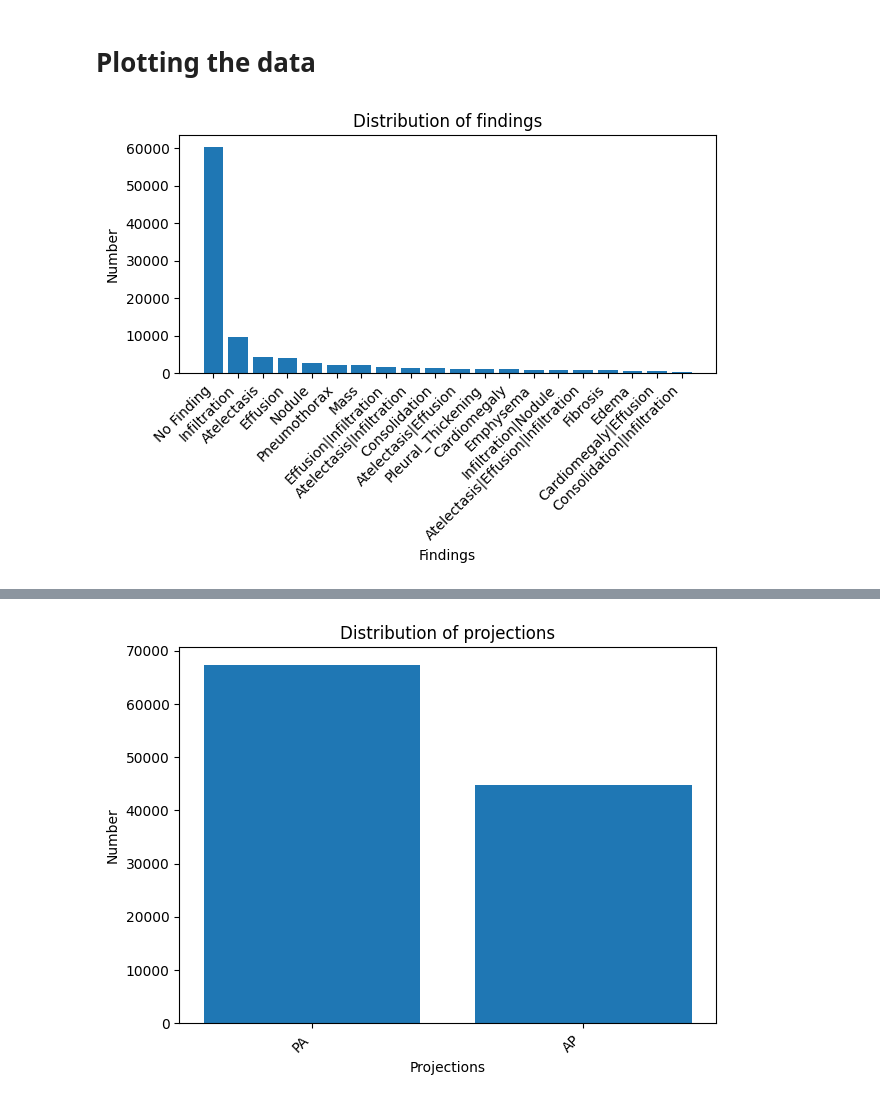
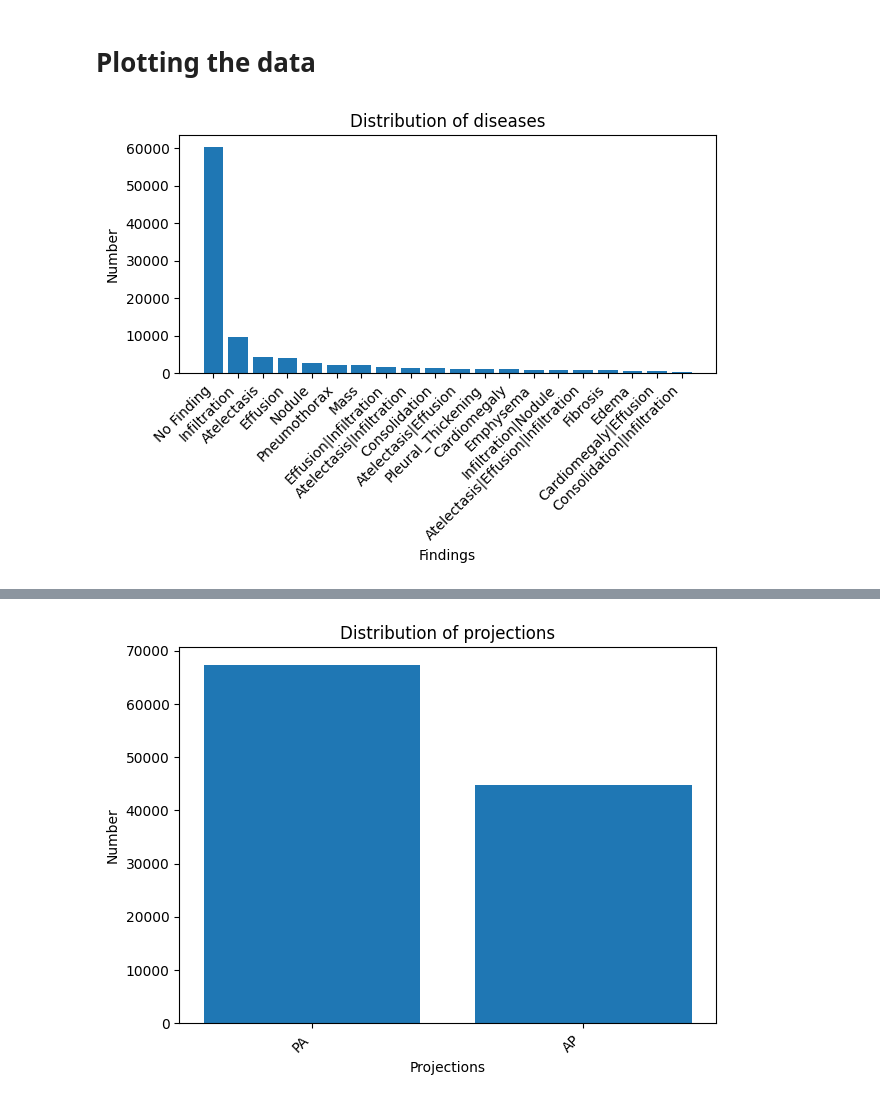
Before and after one commit to nikodice4/MedCLIP_shortcuts, a Jupyter notebook: notebooks/eda_pre.ipynb, the cells around one changed output, grey strips where cells are left out. Saved outputs shown, nothing was run; the diff lists cells and outputs as text; code cells hidden in the pictures.

```diff
--- a/notebooks/eda_pre.ipynb
+++ b/notebooks/eda_pre.ipynb
@@ -136,13 +145,13 @@ Name: count, dtype: int64
 # Plotting the data
 # %%
 plt.figure()
-view_counts = df_raw["Finding Labels"].value_counts()
-plt.bar(view_counts[:20].index, view_counts[:20].values)
-plt.title("Distribution of findings")
+labels_chestx = df_raw["Finding Labels"].value_counts()
+plt.bar(labels_chestx[:20].index, labels_chestx[:20].values)
+plt.title("Distribution of diseases")
 plt.xlabel("Findings")
 plt.ylabel("Number")
 plt.xticks(rotation=45, ha="right")
 plt.tight_layout()
 plt.show()
 # %% [output]
-[figure, old version]
+[figure, new version]
```
Also changed, not shown: parts of 82 cells of this notebook, 7 other files.
